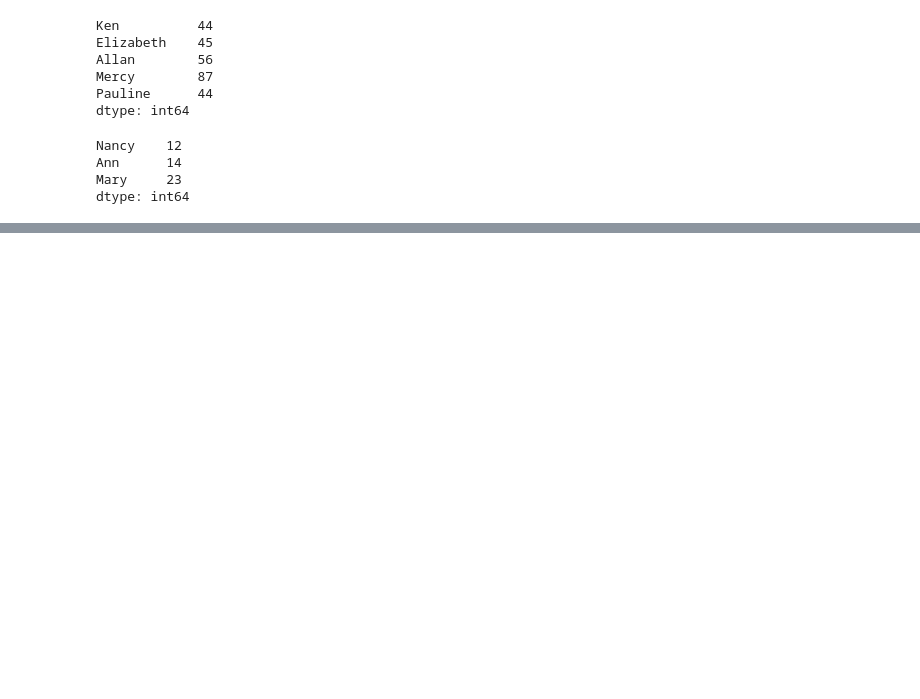
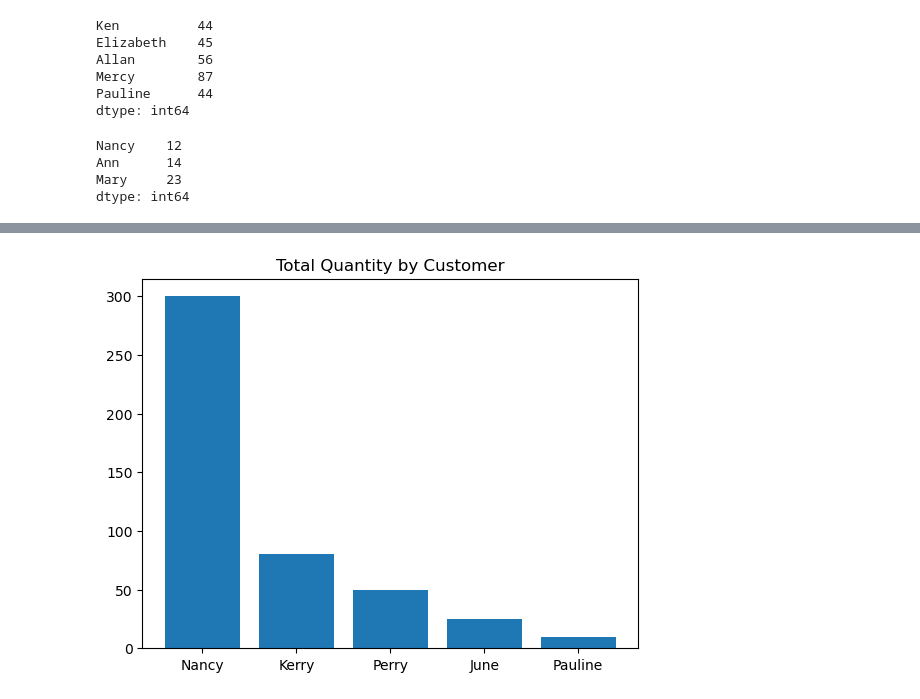
Before and after one commit to chemutai254/ML_Projects, a Jupyter notebook: Pandas.ipynb, the cells around one changed output, grey strips where cells are left out. Cells and saved outputs as stored; diff of their text form; code cells hidden in the pictures; blank space fills up the shorter version.

```diff
--- a/Pandas.ipynb
+++ b/Pandas.ipynb
@@ -137,0 +227,9 @@ dtype: int64
+# %%
+df.sort_values('Quantity', inplace=True, ascending=False) # Inplace affects the dataset
+# %%
+# Column Chart
+plt.title("Total Quantity by Customer")
+plt.bar(df['Name'], df['Quantity'])
+plt.show() # takes the message below away
+# %% [output]
+[figure, added]
```
Also changed, not shown: parts of 22 cells of this notebook.
